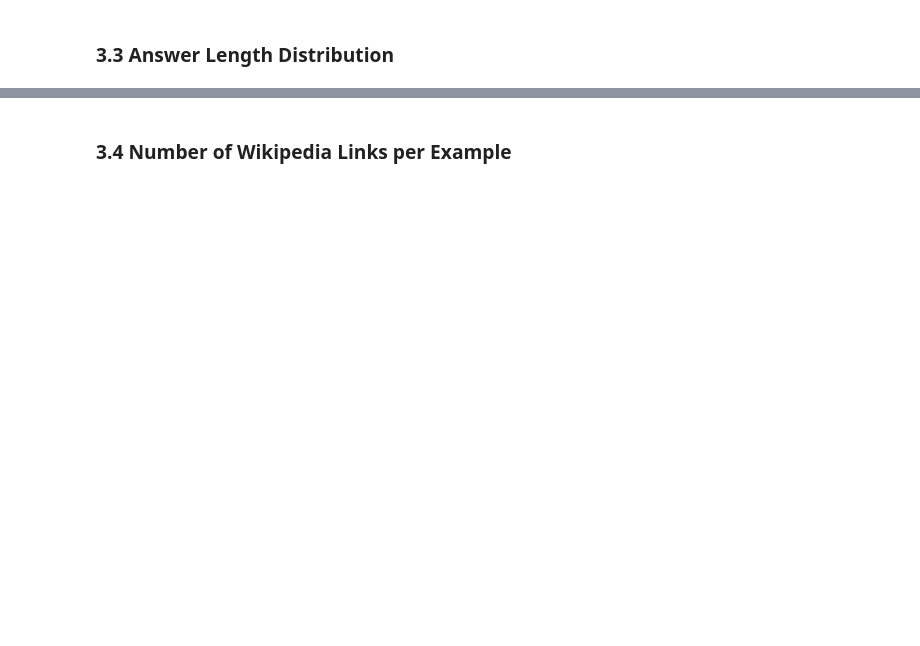
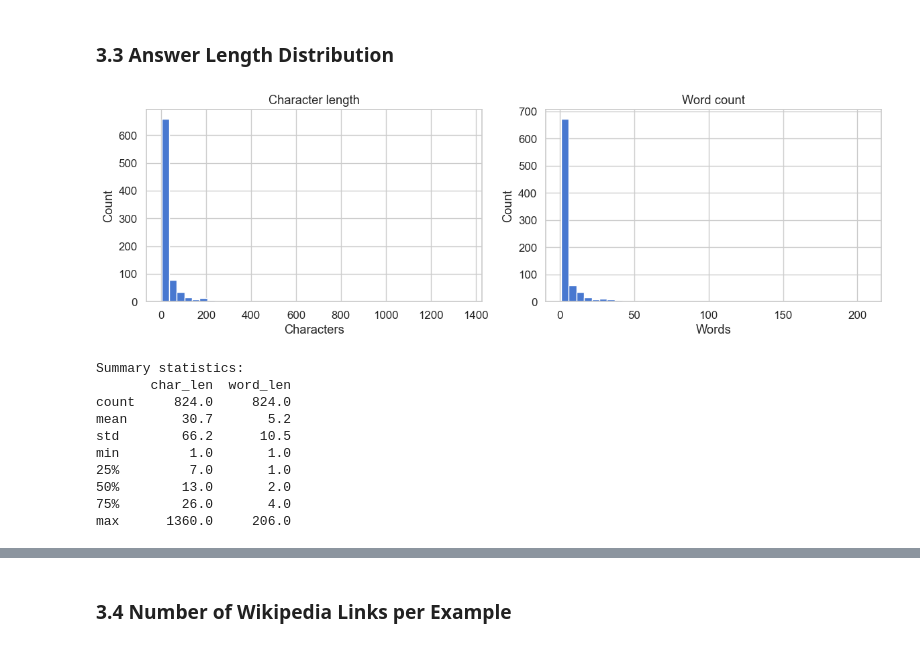
Before and after one commit to leaxinghui/INFO371a, a Jupyter notebook: frames_eda.ipynb, the cells around one changed output, grey strips where cells are left out. Cells and saved outputs as stored; diff of their text form; code cells hidden in the pictures; blank space fills up the shorter version.

```diff
--- a/frames_eda.ipynb
+++ b/frames_eda.ipynb
@@ -138,0 +226,45 @@ else:
+# %%
+answer_col = "Answer"
+
+if answer_col in df.columns:
+
+    char_len = df[answer_col].astype(str).apply(len)
+    word_len = df[answer_col].astype(str).apply(lambda x: len(x.split()))
+
+    plt.figure(figsize=(12, 4))
+
+    plt.subplot(1, 2, 1)
+    plt.hist(char_len.dropna(), bins=40)
+    plt.title("Character length")
+    plt.xlabel("Characters")
+    plt.ylabel("Count")
+
+    plt.subplot(1, 2, 2)
+    plt.hist(word_len.dropna(), bins=40)
+    plt.title("Word count")
+    plt.xlabel("Words")
+    plt.ylabel("Count")
+
+    plt.tight_layout()
+    plt.show()
+
+    print("\nSummary statistics:")
+    print(pd.DataFrame({
+        "char_len": char_len,
+        "word_len": word_len
+    }).describe().round(1))
+
+else:
+    print("Answer column not found. Columns:", list(df.columns))
+# %% [output]
+[figure, added]
+Summary statistics:
+       char_len  word_len
+count     824.0     824.0
+mean       30.7       5.2
+std        66.2      10.5
+min         1.0       1.0
+25%         7.0       1.0
+50%        13.0       2.0
+75%        26.0       4.0
+max      1360.0     206.0
```
Also changed, not shown: parts of 43 cells of this notebook.
